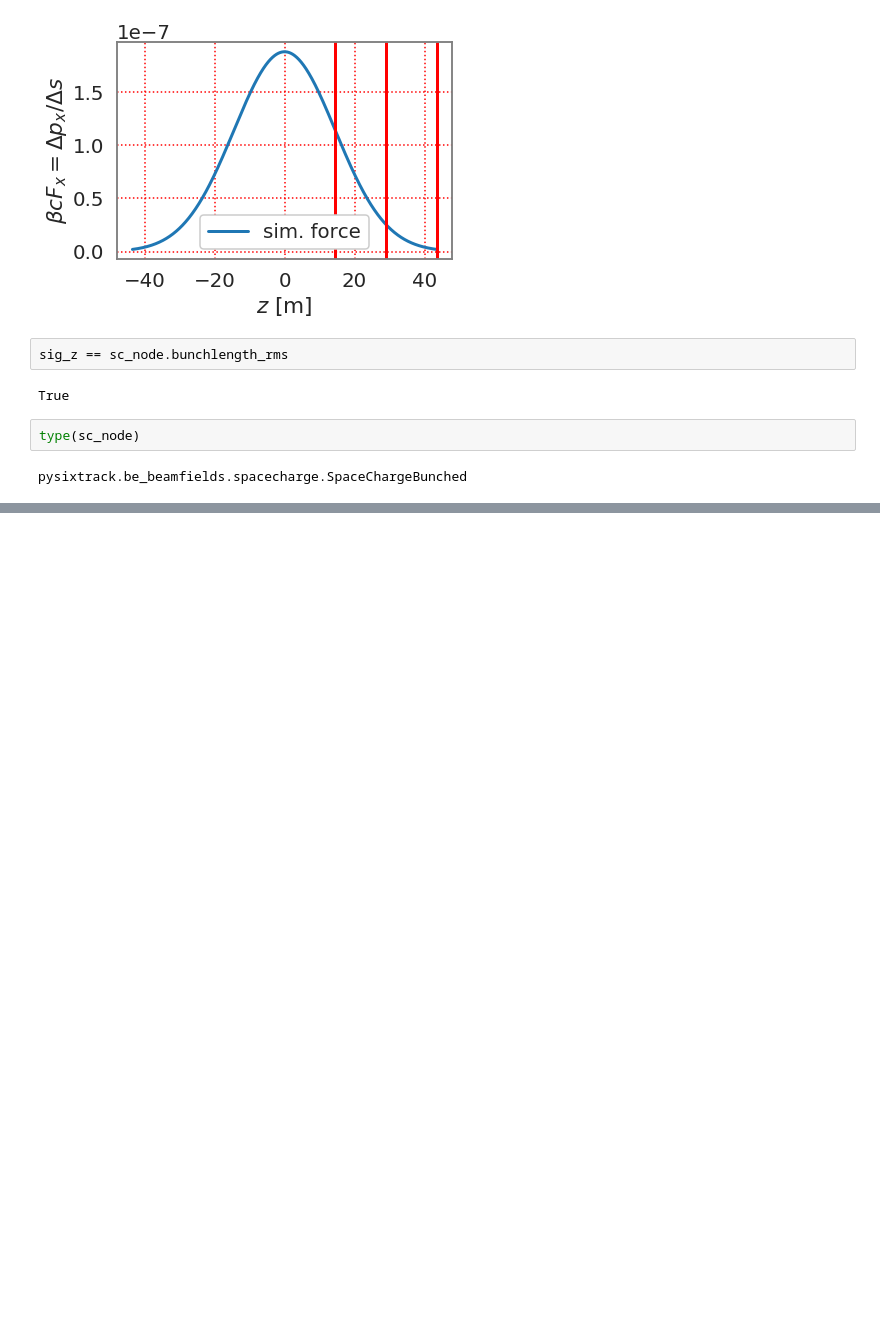
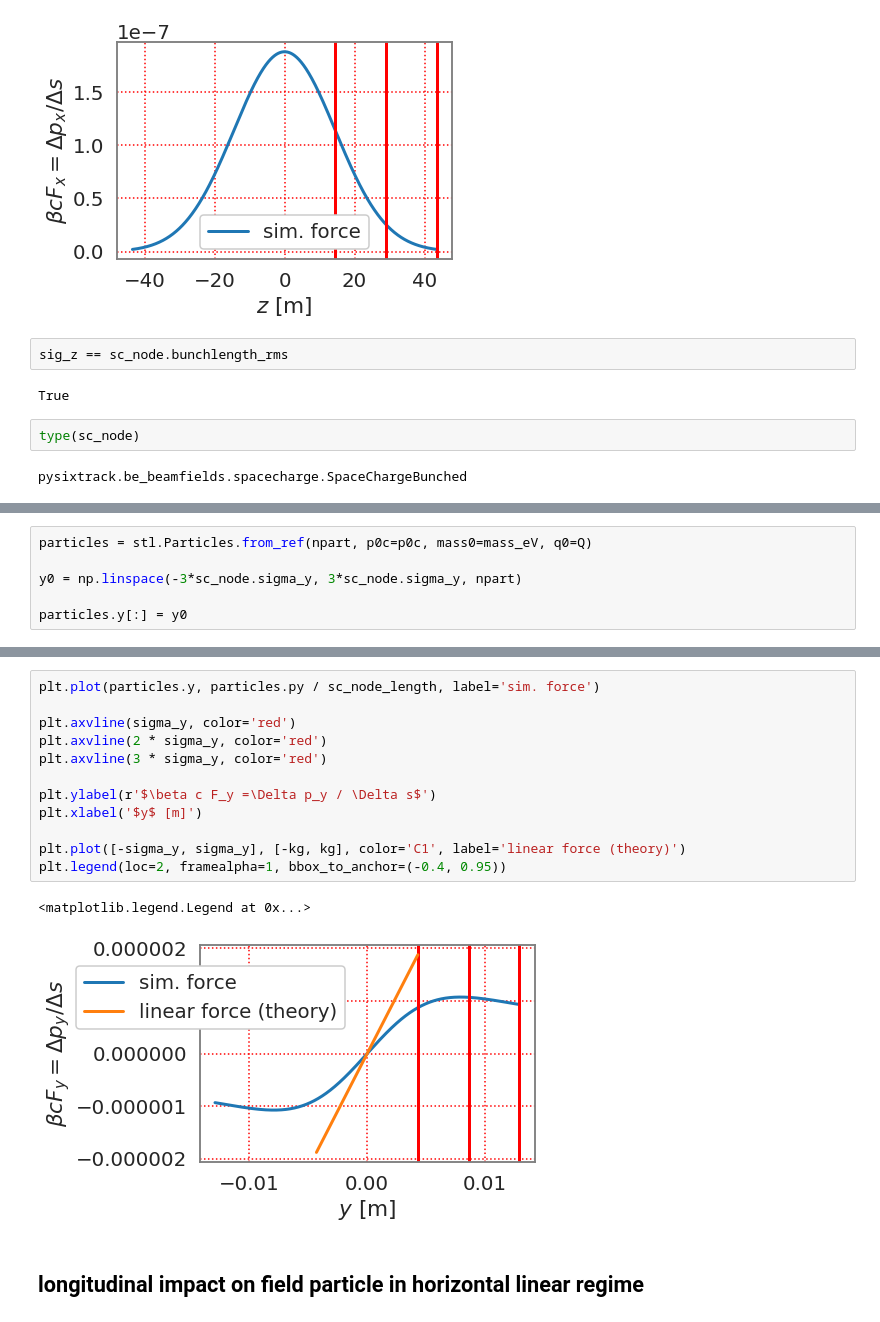
Before and after one commit to aoeftiger/sixtracklib_pyht_playground, a Jupyter notebook: sis100/2020-01-06--frozenSC-setup/Test_frozenSC.ipynb, the cells around one changed output, grey strips where cells are left out. Saved outputs shown, nothing was run; the diff lists cells and outputs as text; blank space fills up the shorter version.

```diff
--- a/sis100/2020-01-06--frozenSC-setup/Test_frozenSC.ipynb
+++ b/sis100/2020-01-06--frozenSC-setup/Test_frozenSC.ipynb
@@ -167,0 +226,6 @@ pysixtrack.be_beamfields.spacecharge.SpaceChargeBunched
+# %%
+particles = stl.Particles.from_ref(npart, p0c=p0c, mass0=mass_eV, q0=Q)
+
+y0 = np.linspace(-3*sc_node.sigma_y, 3*sc_node.sigma_y, npart)
+
+particles.y[:] = y0
@@ -167,0 +243,17 @@ pysixtrack.be_beamfields.spacecharge.SpaceChargeBunched
+# %%
+plt.plot(particles.y, particles.py / sc_node_length, label='sim. force')
+
+plt.axvline(sigma_y, color='red')
+plt.axvline(2 * sigma_y, color='red')
+plt.axvline(3 * sigma_y, color='red')
+
+plt.ylabel(r'$\beta c F_y =\Delta p_y / \Delta s$')
+plt.xlabel('$y$ [m]')
+
+plt.plot([-sigma_y, sigma_y], [-kg, kg], color='C1', label='linear force (theory)')
+plt.legend(loc=2, framealpha=1, bbox_to_anchor=(-0.4, 0.95))
+# %% [output]
+<matplotlib.legend.Legend at 0x...>
+[figure, added]
+# %% [markdown]
+## longitudinal impact on field particle in horizontal linear regime
```
Also changed, not shown: parts of 17 cells of this notebook.
